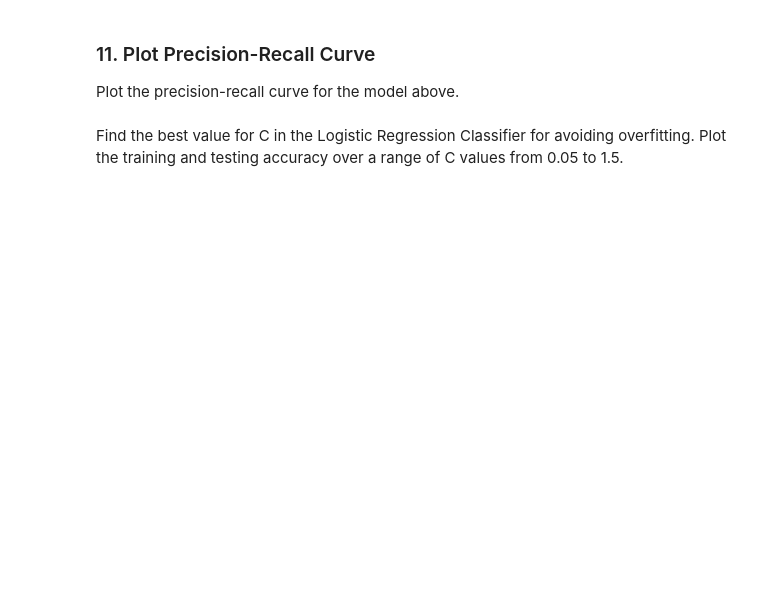
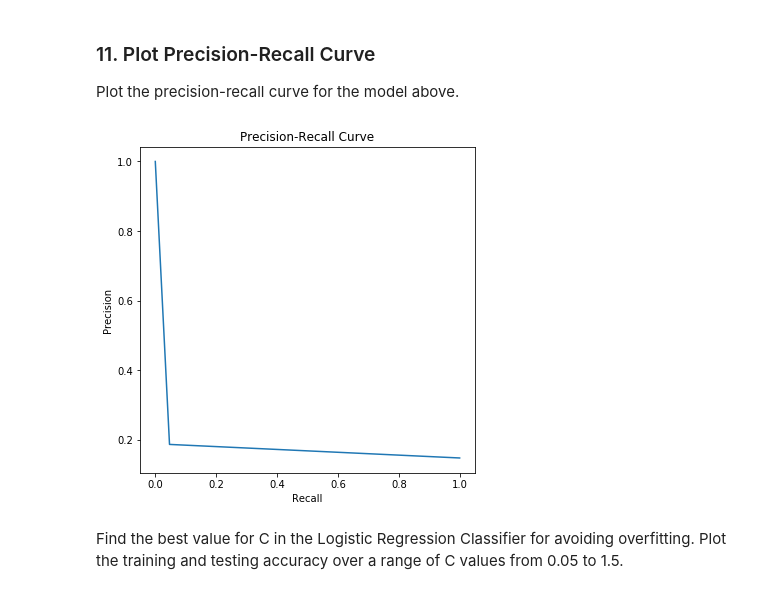
Before and after one commit to BenGriffith/data-science, a Jupyter notebook: exercises/analyzing-model-performance-assignment.ipynb, the cells around one changed output. Saved outputs shown, nothing was run; the diff lists cells and outputs as text; code cells hidden in the pictures; blank space fills up the shorter version.

```diff
--- a/exercises/analyzing-model-performance-assignment.ipynb
+++ b/exercises/analyzing-model-performance-assignment.ipynb
@@ -207,13 +246,15 @@ print('Area under the ROC curve: {:.3f}'.format(auc))
 ### 11. Plot Precision-Recall Curve
 Plot the precision-recall curve for the model above.
 # %%
-pres, rec, thresholds = ___(y_test, predictions)
+pres, rec, thresholds = precision_recall_curve(y_test, predictions)
 fig = plt.figure(figsize = (6, 6))
 plt.plot(rec, pres)
 plt.xlabel('Recall')
 plt.ylabel('Precision')
 plt.title('Precision-Recall Curve')
 plt.show()
+# %% [output]
+[figure, added]
 # %% [markdown]
 Find the best value for C in the Logistic Regression Classifier for avoiding overfitting. Plot the training and testing accuracy over a range of C values from 0.05 to 1.5.
 # %%
```
Also changed, not shown: parts of 15 cells of this notebook.
